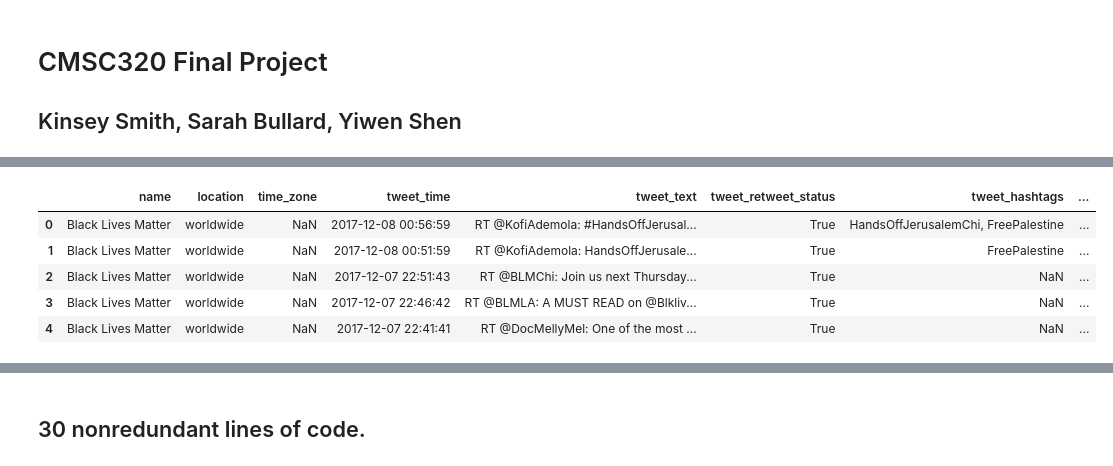
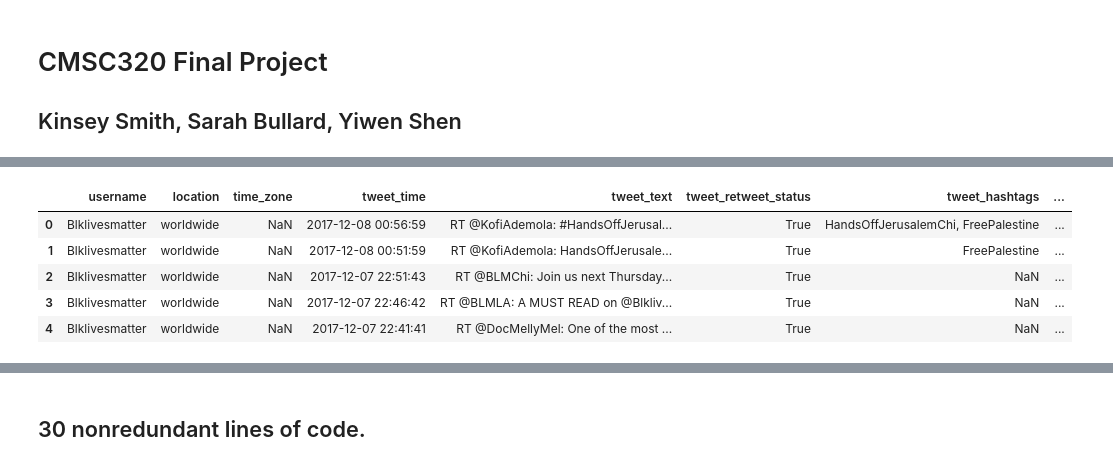
Before and after one commit to sarah-bullard/cmsc320-finalproject, a Jupyter notebook: cmsc320finalproject.ipynb, the cells around one changed output, grey strips where cells are left out. Drawn from its saved outputs; the diff is of its cells as text; code cells hidden in the pictures.

```diff
--- a/cmsc320finalproject.ipynb
+++ b/cmsc320finalproject.ipynb
@@ -106,32 +152,33 @@ data_donald.head()
 # %%
+# BLM tweets
 data_blm = pd.read_csv("tweets_blm.csv")
-del data_blm["username"]
+del data_blm["name"]
 del data_blm["followers_count"]
 del data_blm["listed_count"]
 del data_blm["following"]
 del data_blm["favorites"]
 del data_blm["verified"]
 del data_blm["default_profile"]
 del data_blm["statuses_count"]
 del data_blm["description"]
 del data_blm["geo_enabled"]
 del data_blm["contributors_enabled"]
 del data_blm["tweet_lat"]
 del data_blm["tweet_long"]
 del data_blm["tweet_source"]
 del data_blm["tweet_in_reply_to_screen_name"]
 del data_blm["tweet_direct_reply"]
 del data_blm["tweet_retweet_count"]
 del data_blm["tweet_favorite_count"]
 del data_blm["tweet_hashtags_count"]
 del data_blm["tweet_urls"]
 del data_blm["tweet_urls_count"]
 del data_blm["tweet_user_mentions_count"]
 data_blm.head()
 # %% [output]
-|  | name | location | time_zone | tweet_time | tweet_text | tweet_retweet_status | tweet_hashtags | ... |
-| 0 | Black Lives Matter | worldwide | NaN | 2017-12-08 00:56:59 | RT @KofiAdemola: #HandsOffJerusal... | True | HandsOffJerusalemChi, FreePalestine | ... |
-| 1 | Black Lives Matter | worldwide | NaN | 2017-12-08 00:51:59 | RT @KofiAdemola: HandsOffJerusale... | True | FreePalestine | ... |
-| 2 | Black Lives Matter | worldwide | NaN | 2017-12-07 22:51:43 | RT @BLMChi: Join us next Thursday... | True | NaN | ... |
-| 3 | Black Lives Matter | worldwide | NaN | 2017-12-07 22:46:42 | RT @BLMLA: A MUST READ on @Blkliv... | True | NaN | ... |
-| 4 | Black Lives Matter | worldwide | NaN | 2017-12-07 22:41:41 | RT @DocMellyMel: One of the most ... | True | NaN | ... |
+|  | username | location | time_zone | tweet_time | tweet_text | tweet_retweet_status | tweet_hashtags | ... |
+| 0 | Blklivesmatter | worldwide | NaN | 2017-12-08 00:56:59 | RT @KofiAdemola: #HandsOffJerusal... | True | HandsOffJerusalemChi, FreePalestine | ... |
+| 1 | Blklivesmatter | worldwide | NaN | 2017-12-08 00:51:59 | RT @KofiAdemola: HandsOffJerusale... | True | FreePalestine | ... |
+| 2 | Blklivesmatter | worldwide | NaN | 2017-12-07 22:51:43 | RT @BLMChi: Join us next Thursday... | True | NaN | ... |
+| 3 | Blklivesmatter | worldwide | NaN | 2017-12-07 22:46:42 | RT @BLMLA: A MUST READ on @Blkliv... | True | NaN | ... |
+| 4 | Blklivesmatter | worldwide | NaN | 2017-12-07 22:41:41 | RT @DocMellyMel: One of the most ... | True | NaN | ... |
```
Also changed, not shown: parts of 26 cells of this notebook.
